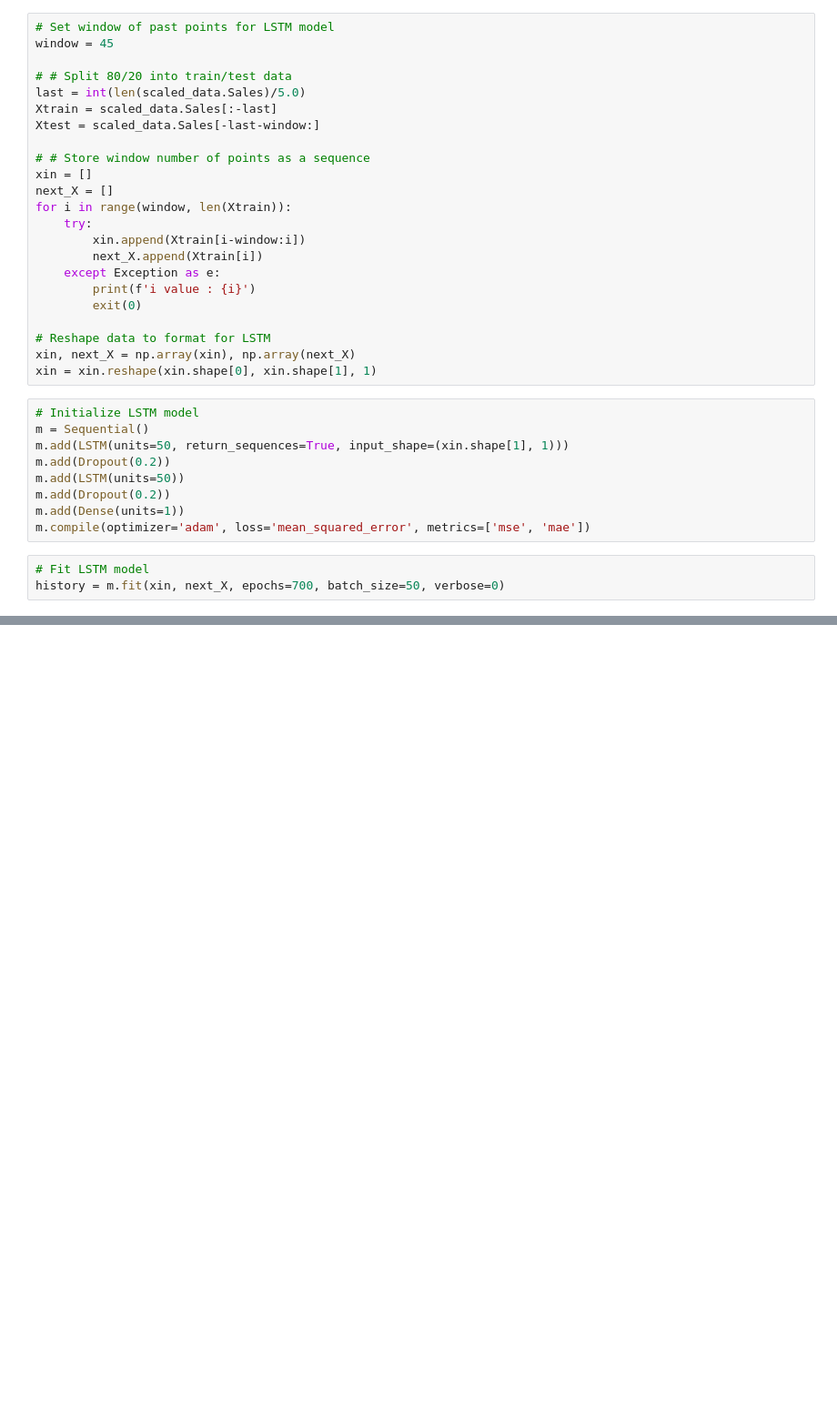
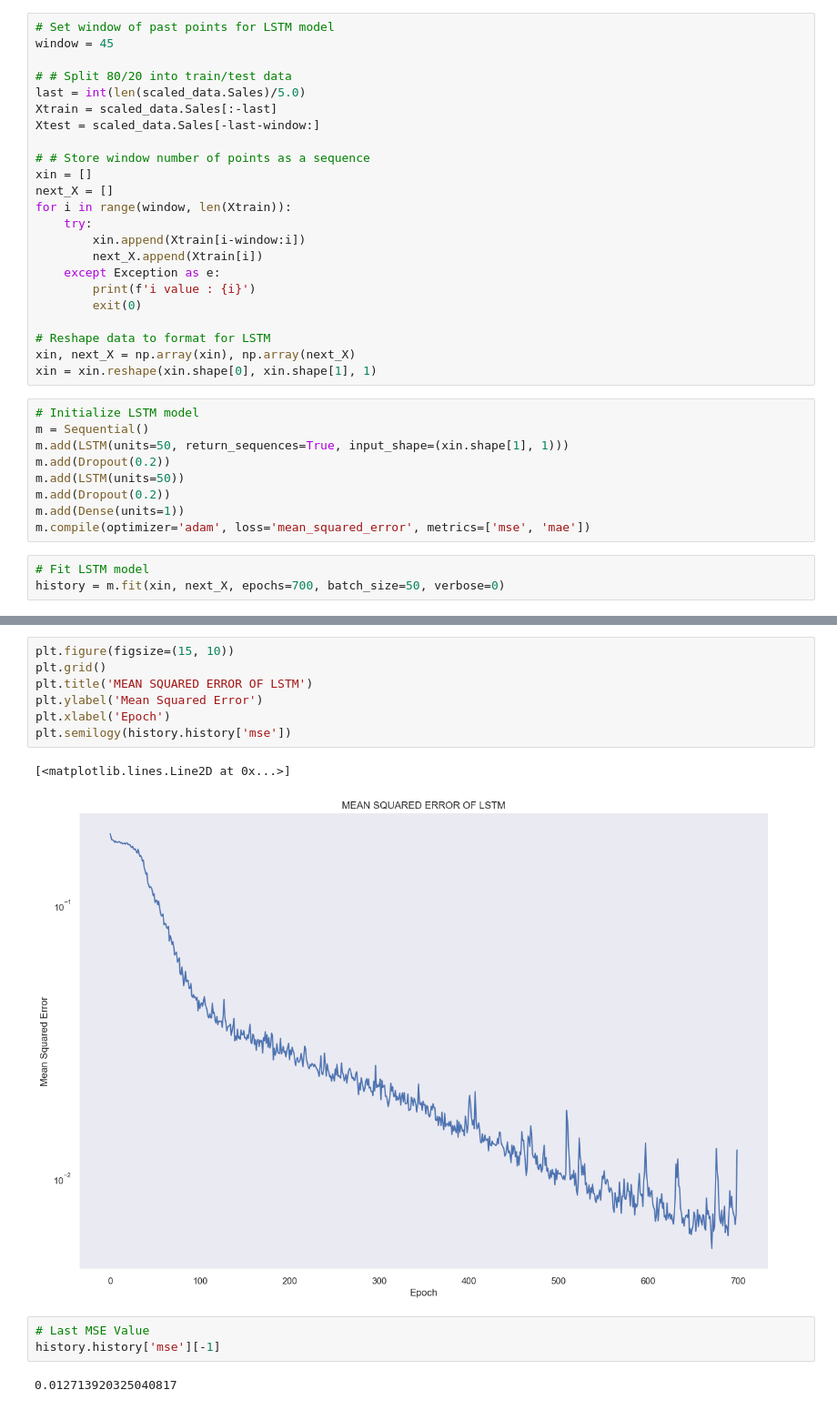
Before and after one commit to nahomHmichael/Rossman-Pharmaceutical-Sales-Pridiction, a Jupyter notebook: notebooks/deep_learning.ipynb, the cells around one changed output, grey strips where cells are left out. Shown at 91% size. Cells and saved outputs as stored; diff of their text form; blank space fills up the shorter version.

```diff
--- a/notebooks/deep_learning.ipynb
+++ b/notebooks/deep_learning.ipynb
@@ -291,0 +369,15 @@ history = m.fit(xin, next_X, epochs=700, batch_size=50, verbose=0)
+# %%
+plt.figure(figsize=(15, 10))
+plt.grid()
+plt.title('MEAN SQUARED ERROR OF LSTM')
+plt.ylabel('Mean Squared Error')
+plt.xlabel('Epoch')
+plt.semilogy(history.history['mse'])
+# %% [output]
+[<matplotlib.lines.Line2D at 0x...>]
+[figure, added]
+# %%
+# Last MSE Value
+history.history['mse'][-1]
+# %% [output]
+0.012713920325040817
```
Also changed, not shown: parts of 6 cells of this notebook.
